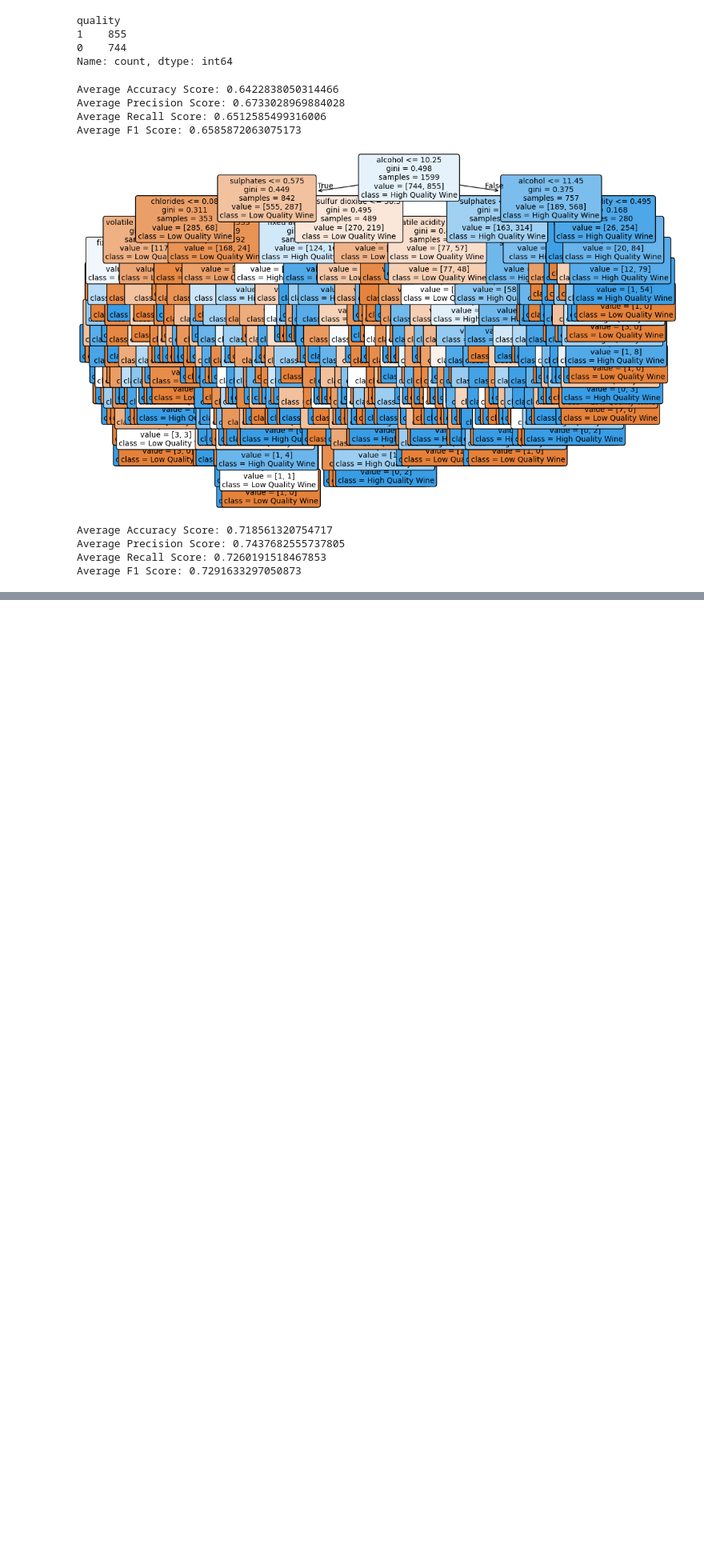
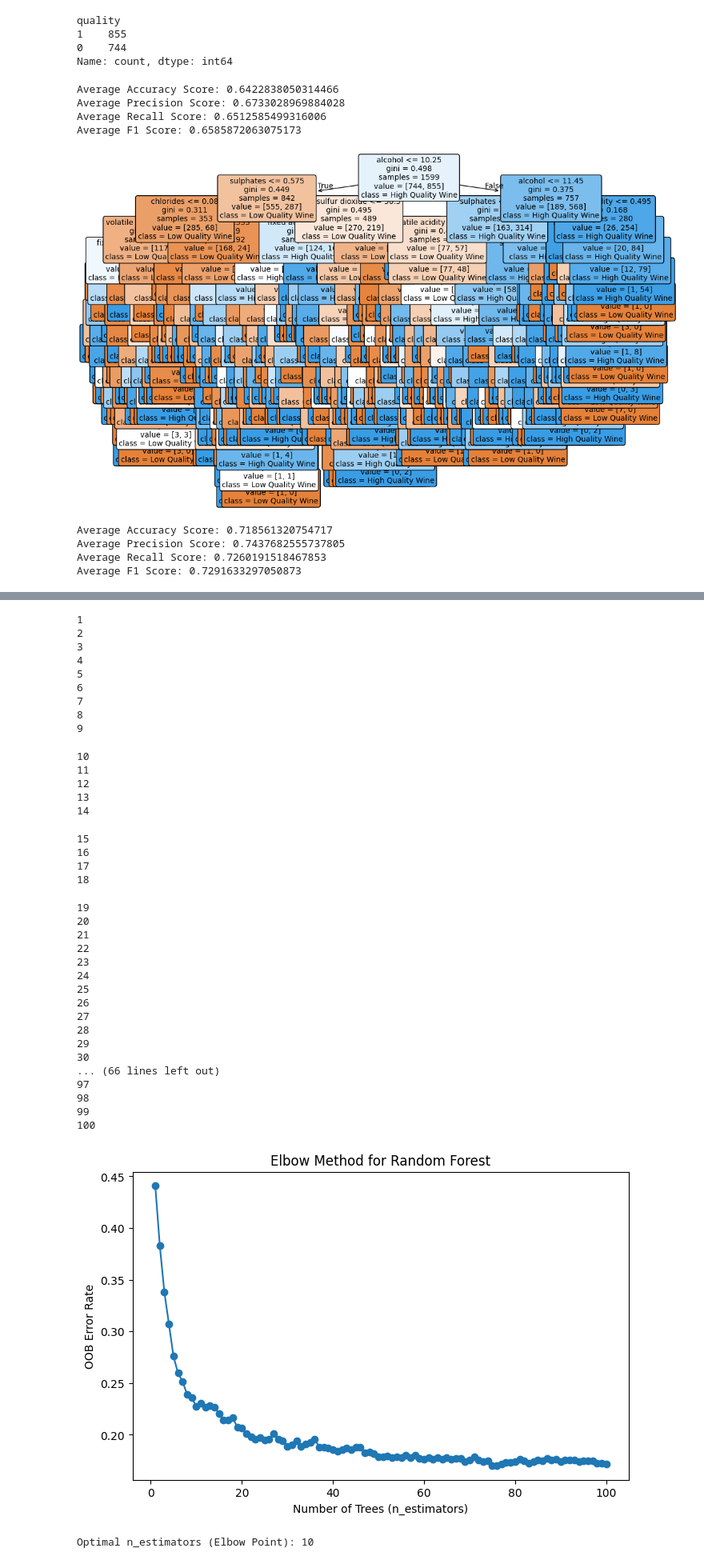
Before and after one commit to AidanR04/WineClassifier, a Jupyter notebook: project.ipynb, the cells around one changed output, grey strips where cells are left out. Shown at 80% size. Drawn from its saved outputs; the diff is of its cells as text; code cells hidden in the pictures; blank space fills up the shorter version.

```diff
--- a/project.ipynb
+++ b/project.ipynb
@@ -102,0 +145,23 @@ Average F1 Score: 0.7041208155454912
+# %%
+#The fourth model will be logistic regression
+lr = LogisticRegression(class_weight='balanced', fit_intercept=True)
+lr.fit(X_scaled, Y)
+
+accuracy_score_lr = (cross_val_score(lr, X_scaled, Y, cv=10, scoring='accuracy')).mean()
+precision_score_lr = (cross_val_score(lr, X_scaled, Y, cv=10, scoring='precision')).mean()
+recall_score_lr = (cross_val_score(lr, X_scaled, Y, cv=10, scoring='recall')).mean()
+f1_score_lr = (cross_val_score(lr, X_scaled, Y, cv=10, scoring='f1')).mean()
+
+
+print(f'Average Accuracy Score: {accuracy_score_lr}')
+print(f'Average Precision Score: {precision_score_lr}')
+print(f'Average Recall Score: {recall_score_lr}')
+print(f'Average F1 Score: {f1_score_lr}')
+
+#Viewing equation of logistic regression model
+coefficients = lr.coef_[0]
+intercept = lr.intercept_[0]
+equation = f"Logit(P) = {intercept:.4f} "
+for i, coef in enumerate(coefficients):
+    equation += f"+ ({coef:.4f} * X{i+1}) "
+print(equation)
@@ -102,0 +174,56 @@ Average F1 Score: 0.7041208155454912
+# %%
+#The fifth model will be a random forest
+error_rates = []
+for i in range (1, 101):
+    print(i)
+    rf = RandomForestClassifier(n_estimators=i, random_state=42, oob_score=True, bootstrap=True)
+    rf.fit(X, Y)
+    error_rates.append(1 - rf.oob_score_)
+
+plt.figure(figsize=(8, 5))
+plt.plot(range(1, 101), error_rates, marker='o', linestyle='-')
+plt.xlabel("Number of Trees (n_estimators)")
+plt.ylabel("OOB Error Rate")
+plt.title("Elbow Method for Random Forest")
+plt.show()
+
+knee = KneeLocator(range(1, 101), error_rates, curve="convex", direction="decreasing")
+print(f"Optimal n_estimators (Elbow Point): {knee.elbow}")
+# %% [output]
+1
+2
+3
+4
+5
+6
+7
+8
+9
+10
+11
+12
+13
+14
+15
+16
+17
+18
+19
+20
+21
+22
+23
+24
+25
+26
+27
+28
+29
+30
+... (66 lines left out)
+97
+98
+99
+100
+[figure, added]
+Optimal n_estimators (Elbow Point): 10
```
Also changed, not shown: parts of 16 cells of this notebook.
